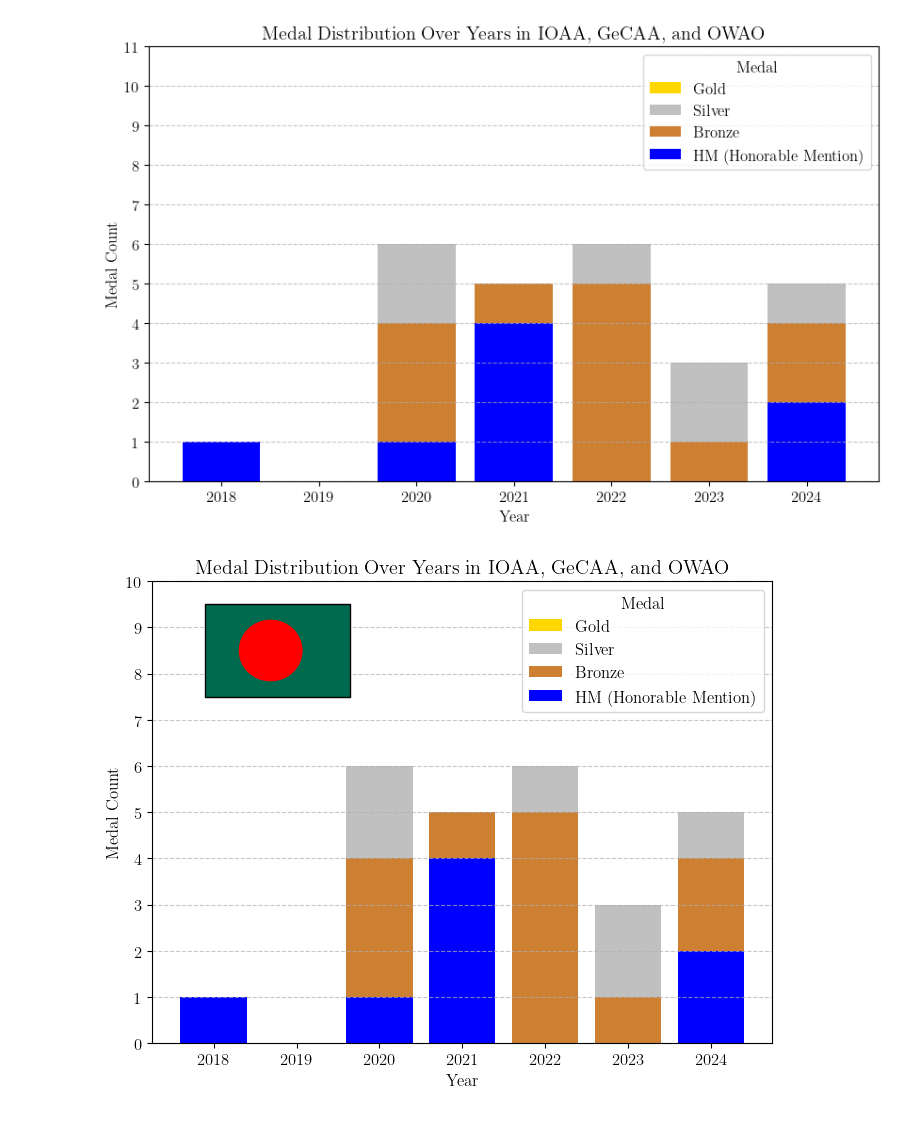
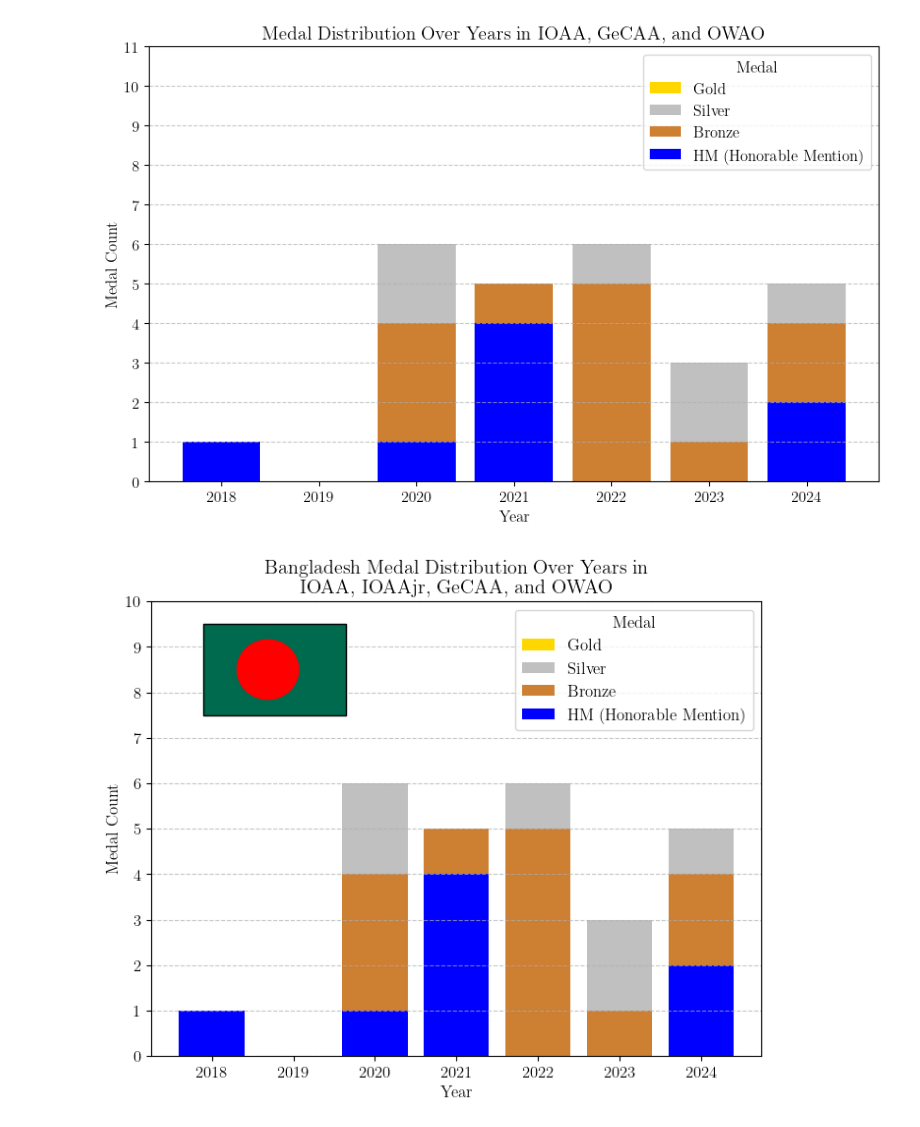
Before and after one commit to BDOAA/Camp-Notebooks, a Jupyter notebook: BDOAA_medals.ipynb, the cells around one changed output. Saved outputs shown, nothing was run; the diff lists cells and outputs as text; code cells hidden in the pictures.

Commit message:
Medal Counts for BDOAA

```diff
--- a/BDOAA_medals.ipynb
+++ b/BDOAA_medals.ipynb
@@ -150,7 +150,7 @@ gold_bar = ax.bar(years, gold_counts, label='Gold', color='gold',
 # Labels and legend
 ax.set_xlabel('Year')
 ax.set_ylabel('Medal Count')
-ax.set_title('Medal Distribution Over Years in IOAA, GeCAA, and OWAO')
+ax.set_title('Bangladesh Medal Distribution Over Years in \n IOAA, IOAAjr, GeCAA, and OWAO')
 
 # Set legend with correct order
 ax.legend(handles=[gold_bar, silver_bar, bronze_bar, hm_bar],
@@ -160,31 +160,31 @@ ax.set_xticks(years)
 ax.set_yticks(range(max(hm_counts) + max(bronze_counts) + max(silver_counts) + max(gold_counts)))
 ax.grid(axis='y', linestyle='--', alpha=0.7)
 
 # --- Add Bangladesh Flag ---
 flag_height = 2  # Flag should span 2 medal counts
 flag_width = flag_height * (7 / 8)  # Maintain the 10:6 ratio
 
 # Position the flag so it starts from 2018 on the x-axis
 flag_x = years[0] - 0.1  # Align with 2018
 flag_y = 7.5  # Slightly above bars
 
 # Draw Green Rectangle (Flag Background)
 flag = patches.Rectangle((flag_x, flag_y), flag_width, flag_height,
                          linewidth=1, edgecolor='black', facecolor='#006A4E', transform=ax.transData, zorder=3)
 ax.add_patch(flag)
 
 # Draw Red Circle (Centered but slightly left)
 circle_x = flag_x + flag_width * 0.5 - flag_width * 0.05  # Slightly left from center
 circle_y = flag_y + flag_height * 0.5  # Centered vertically
 circle_width = flag_height * 0.375  # Adjusted width
 circle_height = flag_height * 0.65  # Adjusted height (equal for a perfect circle)
 
 # Draw Red Ellipse (to correct aspect ratio)
 flag_circle = patches.Ellipse((circle_x, circle_y), circle_width, circle_height, color='red', transform=ax.transData, zorder=4)
 ax.add_patch(flag_circle)
 ax.add_patch(flag_circle)
 
 # Show the plot
 plt.show()
 # %% [output]
-[figure, old version]
+[figure, new version]
```
